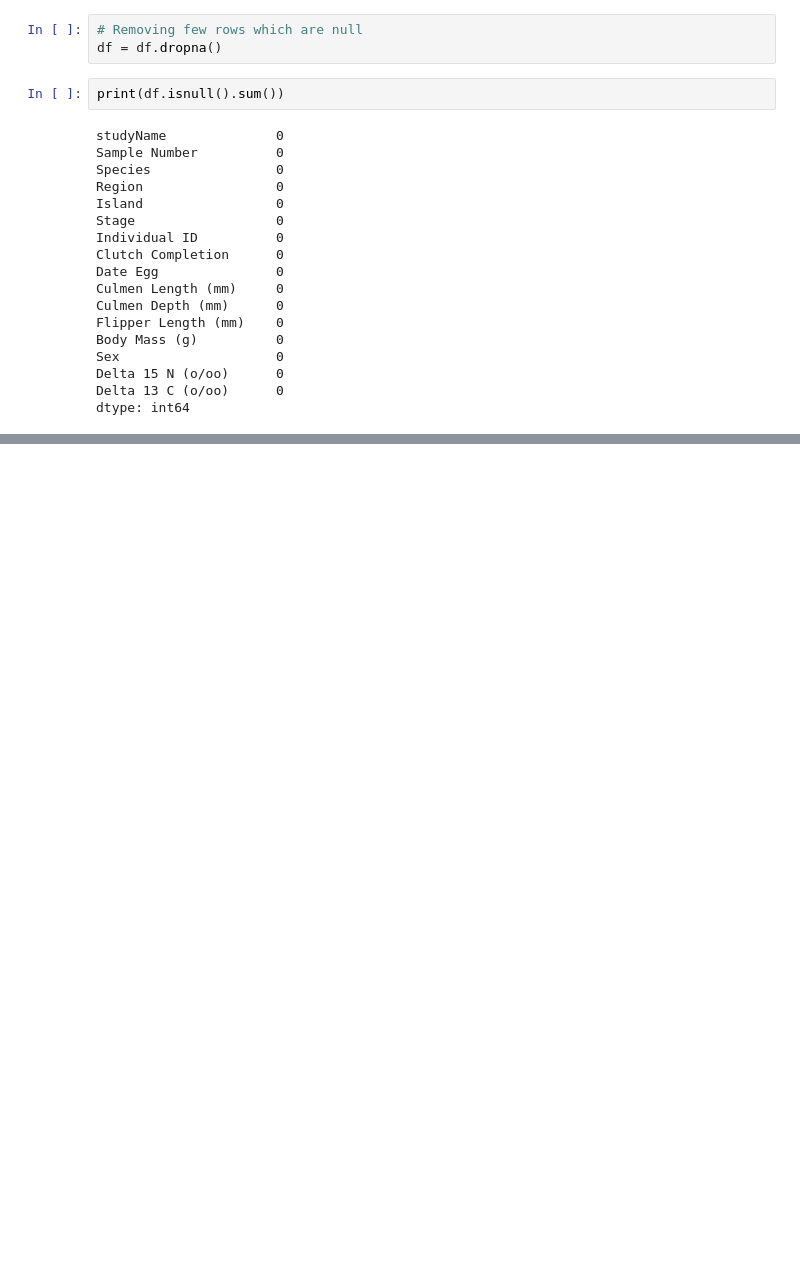
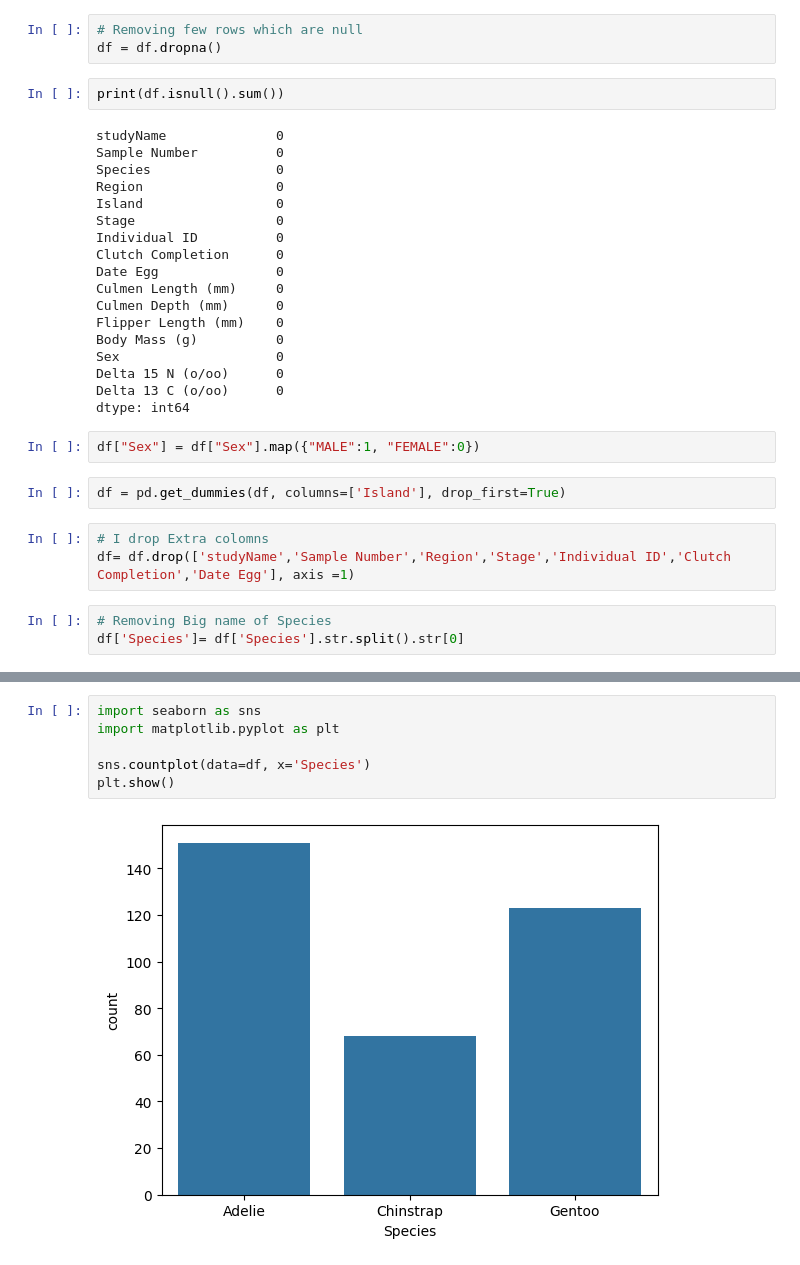
Before and after one commit to aminturabi/Phase-1-Career-Launchpad, a Jupyter notebook: Phase-3/Phase-3.ipynb, the cells around one changed output, grey strips where cells are left out. Drawn from its saved outputs; the diff is of its cells as text; blank space fills up the shorter version.

```diff
--- a/Phase-3/Phase-3.ipynb
+++ b/Phase-3/Phase-3.ipynb
@@ -74,3 +80,13 @@ Sex                    0
 Delta 15 N (o/oo)      0
 Delta 13 C (o/oo)      0
 dtype: int64
+# %%
+df["Sex"] = df["Sex"].map({"MALE":1, "FEMALE":0})
+# %%
+df = pd.get_dummies(df, columns=['Island'], drop_first=True)
+# %%
+# I drop Extra colomns
+df= df.drop(['studyName','Sample Number','Region','Stage','Individual ID','Clutch Completion','Date Egg'], axis =1)
+# %%
+# Removing Big name of Species
+df['Species']= df['Species'].str.split().str[0]
@@ -76,0 +139,8 @@ dtype: int64
+# %%
+import seaborn as sns
+import matplotlib.pyplot as plt
+
+sns.countplot(data=df, x='Species')
+plt.show()
+# %% [output]
+[figure, added]
```
Also changed, not shown: parts of 8 cells of this notebook.
